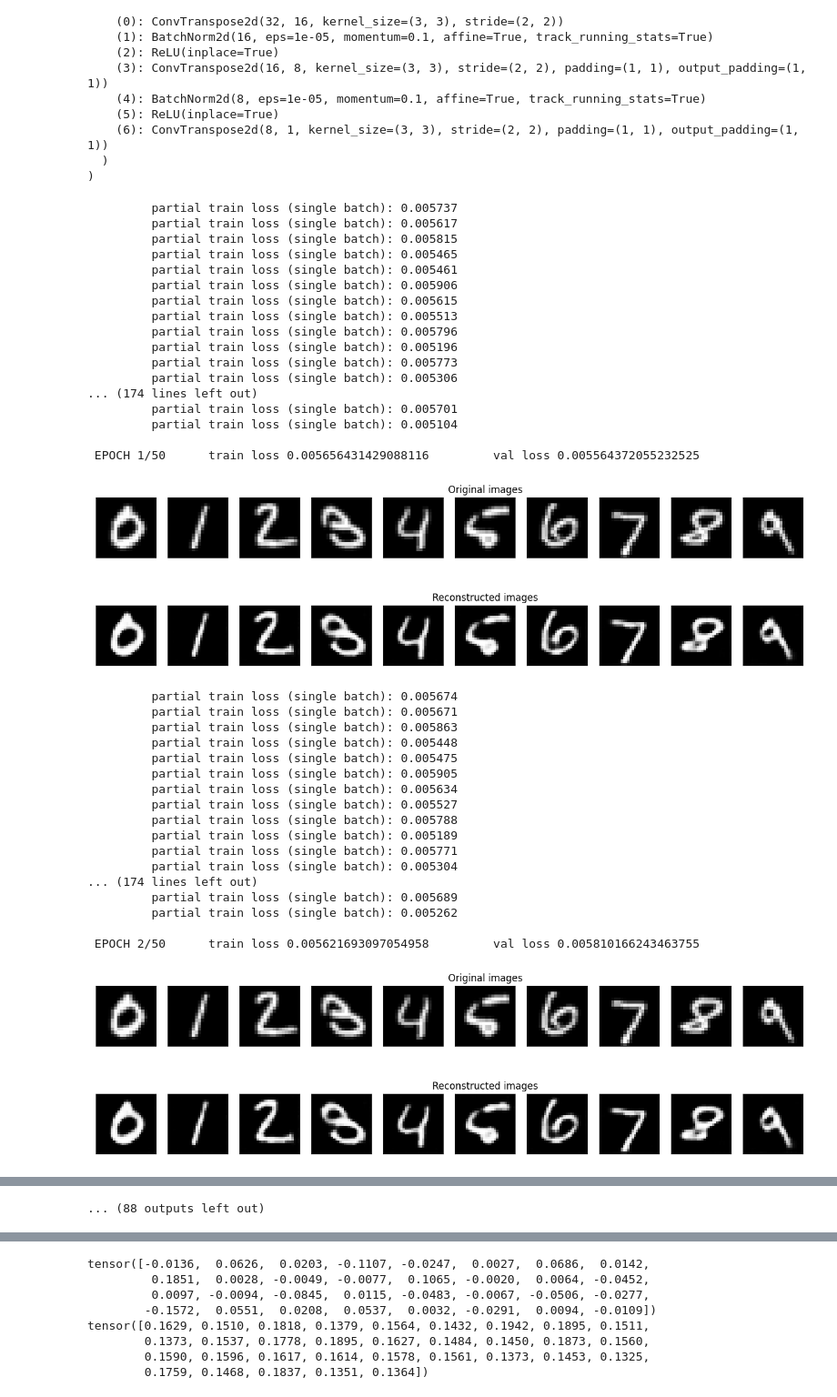
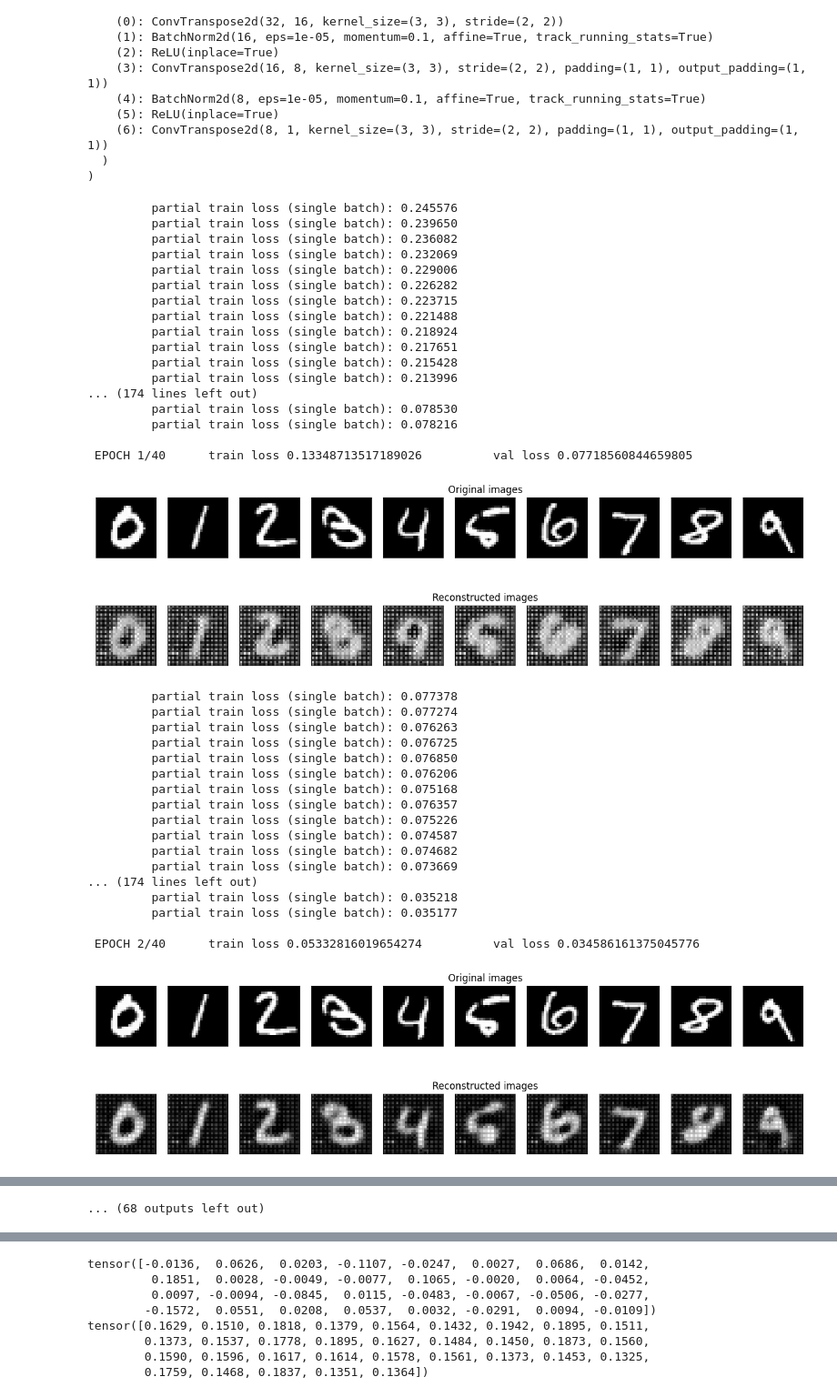
Before and after one commit to trettdragos/ThirdYearProject, a Jupyter notebook: ballpit/PyTorchMnistUpscalerAutoencoder.ipynb, the cells around one changed output, grey strips where cells are left out. Shown at 91% size. Drawn from its saved outputs; the diff is of its cells as text; code cells hidden in the pictures.

Commit message:
Save mk1 out images and epoch adjustment

```diff
--- a/ballpit/PyTorchMnistUpscalerAutoencoder.ipynb
+++ b/ballpit/PyTorchMnistUpscalerAutoencoder.ipynb
@@ -315,7 +315,7 @@ def plot_ae_outputs(encoder,decoder,n=10):
       decoder.eval()
       with torch.no_grad():
          rec_img  = decoder(encoder(img))
-      plt.imshow(img.cpu().squeeze().numpy(), cmap='gist_gray')
+      plt.imshow(test_dataset[t_idx[i]][0].unsqueeze(0).to(device).cpu().squeeze().numpy(), cmap='gist_gray')
       ax.get_xaxis().set_visible(False)
       ax.get_yaxis().set_visible(False)
       if i == n//2:
@@ -332,48 +332,48 @@ diz_loss = {'train_loss':[],'val_loss':[]}
 # %%
-num_epochs = 50
-# diz_loss = {'train_loss':[],'val_loss':[]}
+num_epochs = 40
+diz_loss = {'train_loss':[],'val_loss':[]}
 for epoch in range(num_epochs):
    train_loss =train_epoch(encoder,decoder,device,
    train_loader,loss_fn,optim)
    val_loss = test_epoch(encoder,decoder,device,test_loader,loss_fn)
    print('\n EPOCH {}/{} \t train loss {} \t val loss {}'.format(epoch + 1, num_epochs,train_loss,val_loss))
    diz_loss['train_loss'].append(train_loss)
    diz_loss['val_loss'].append(val_loss)
    plot_ae_outputs(encoder,decoder,n=10)
 # %% [output]
-         partial train loss (single batch): 0.005737
-         partial train loss (single batch): 0.005617
-         partial train loss (single batch): 0.005815
-         partial train loss (single batch): 0.005465
-         partial train loss (single batch): 0.005461
-         partial train loss (single batch): 0.005906
-         partial train loss (single batch): 0.005615
-         partial train loss (single batch): 0.005513
-         partial train loss (single batch): 0.005796
-         partial train loss (single batch): 0.005196
-         partial train loss (single batch): 0.005773
-         partial train loss (single batch): 0.005306
+         partial train loss (single batch): 0.245576
+         partial train loss (single batch): 0.239650
+         partial train loss (single batch): 0.236082
+         partial train loss (single batch): 0.232069
+         partial train loss (single batch): 0.229006
+         partial train loss (single batch): 0.226282
+         partial train loss (single batch): 0.223715
+         partial train loss (single batch): 0.221488
+         partial train loss (single batch): 0.218924
+         partial train loss (single batch): 0.217651
+         partial train loss (single batch): 0.215428
+         partial train loss (single batch): 0.213996
 ... (174 lines left out)
-         partial train loss (single batch): 0.005701
-         partial train loss (single batch): 0.005104
+         partial train loss (single batch): 0.078530
+         partial train loss (single batch): 0.078216
 
- EPOCH 1/50      train loss 0.005656431429088116         val loss 0.005564372055232525
+ EPOCH 1/40      train loss 0.13348713517189026          val loss 0.07718560844659805
-[figure, old version]
+[figure, new version]
-         partial train loss (single batch): 0.005674
-         partial train loss (single batch): 0.005671
-         partial train loss (single batch): 0.005863
-         partial train loss (single batch): 0.005448
-         partial train loss (single batch): 0.005475
-         partial train loss (single batch): 0.005905
-         partial train loss (single batch): 0.005634
-         partial train loss (single batch): 0.005527
-         partial train loss (single batch): 0.005788
-         partial train loss (single batch): 0.005189
-         partial train loss (single batch): 0.005771
-         partial train loss (single batch): 0.005304
+         partial train loss (single batch): 0.077378
+         partial train loss (single batch): 0.077274
+         partial train loss (single batch): 0.076263
+         partial train loss (single batch): 0.076725
+         partial train loss (single batch): 0.076850
+         partial train loss (single batch): 0.076206
+         partial train loss (single batch): 0.075168
+         partial train loss (single batch): 0.076357
+         partial train loss (single batch): 0.075226
+         partial train loss (single batch): 0.074587
+         partial train loss (single batch): 0.074682
+         partial train loss (single batch): 0.073669
 ... (174 lines left out)
-         partial train loss (single batch): 0.005689
-         partial train loss (single batch): 0.005262
+         partial train loss (single batch): 0.035218
+         partial train loss (single batch): 0.035177
 
- EPOCH 2/50      train loss 0.005621693097054958         val loss 0.005810166243463755
+ EPOCH 2/40      train loss 0.05332816019654274          val loss 0.034586161375045776
-[figure, old version]
+[figure, new version]
@@ -452,4 +452,4 @@ for epoch in range(num_epochs):
-... (88 outputs left out)
+... (68 outputs left out)
 # %%
 plt.figure(figsize=(10,8))
 plt.semilogy(diz_loss['train_loss'], label='Train')
```
Also changed, not shown: parts of 3 cells of this notebook, 4 other files.
